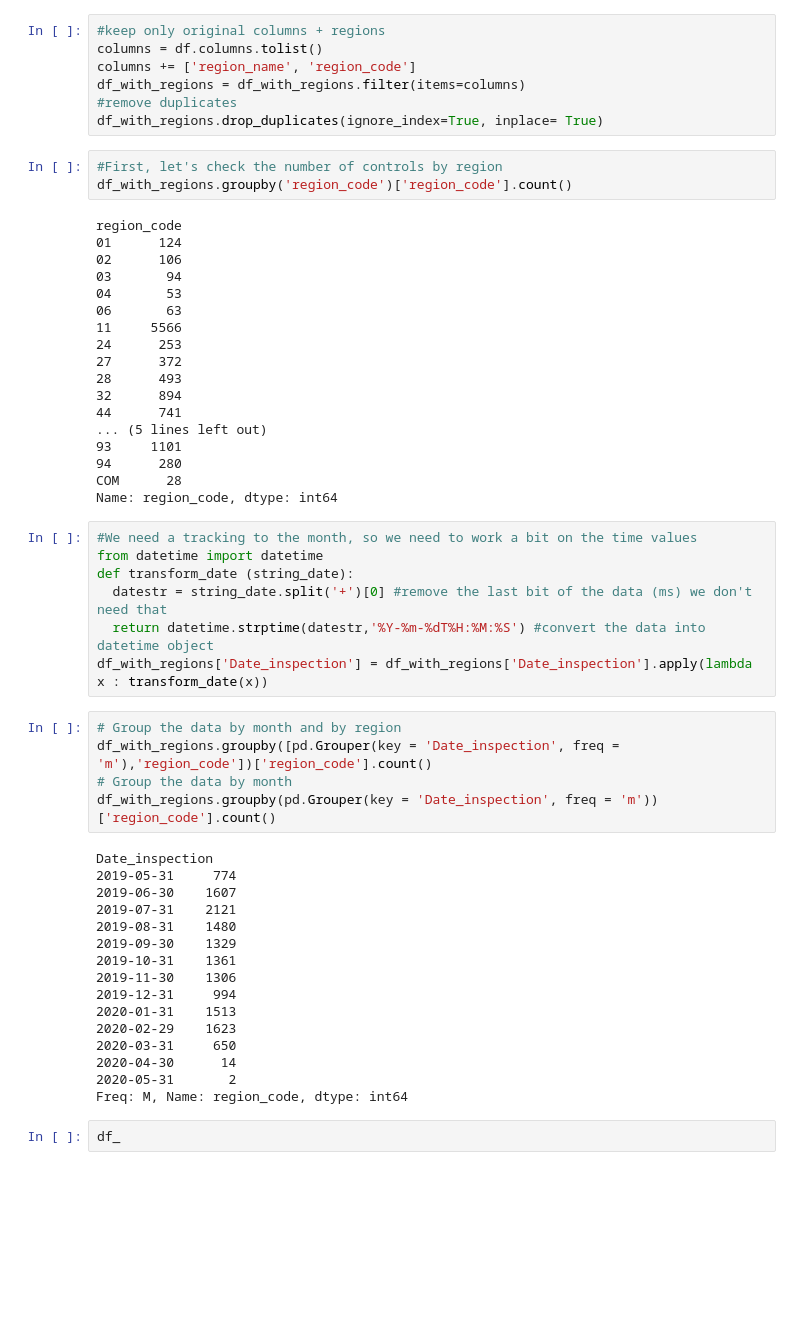
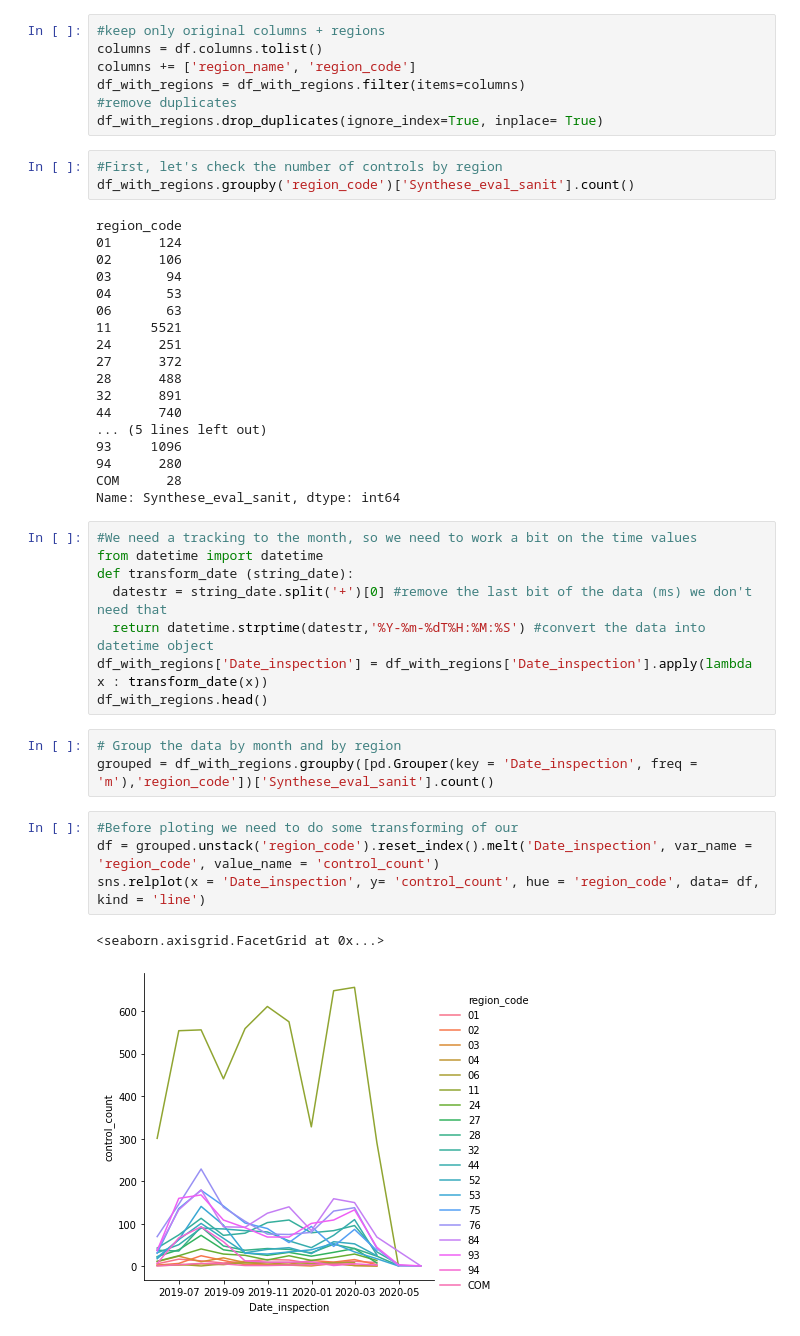
Before and after one commit to etalab-ia/ami-ia, a Jupyter notebook: ami_ia_dataviz_rr.ipynb, the cells around one changed output. Cells and saved outputs as stored; diff of their text form; blank space fills up the shorter version.

```diff
--- a/ami_ia_dataviz_rr.ipynb
+++ b/ami_ia_dataviz_rr.ipynb
@@ -176,7 +178,7 @@ df_with_regions = df_with_regions.filter(items=columns)
 df_with_regions.drop_duplicates(ignore_index=True, inplace= True)
 # %%
 #First, let's check the number of controls by region
-df_with_regions.groupby('region_code')['region_code'].count()
+df_with_regions.groupby('region_code')['Synthese_eval_sanit'].count()
 # %% [output]
 region_code
 01      124
@@ -184,17 +186,17 @@ region_code
 03       94
 04       53
 06       63
-11     5566
-24      253
+11     5521
+24      251
 27      372
-28      493
-32      894
-44      741
+28      488
+32      891
+44      740
 ... (5 lines left out)
-93     1101
+93     1096
 94      280
 COM      28
-Name: region_code, dtype: int64
+Name: Synthese_eval_sanit, dtype: int64
 # %%
 #We need a tracking to the month, so we need to work a bit on the time values
 from datetime import datetime
@@ -202,26 +204,14 @@ def transform_date (string_date):
   datestr = string_date.split('+')[0] #remove the last bit of the data (ms) we don't need that
   return datetime.strptime(datestr,'%Y-%m-%dT%H:%M:%S') #convert the data into datetime object
 df_with_regions['Date_inspection'] = df_with_regions['Date_inspection'].apply(lambda x : transform_date(x))
+df_with_regions.head()
 # %%
 # Group the data by month and by region
-df_with_regions.groupby([pd.Grouper(key = 'Date_inspection', freq = 'm'),'region_code'])['region_code'].count()
-# Group the data by month
-df_with_regions.groupby(pd.Grouper(key = 'Date_inspection', freq = 'm'))['region_code'].count()
+grouped = df_with_regions.groupby([pd.Grouper(key = 'Date_inspection', freq = 'm'),'region_code'])['Synthese_eval_sanit'].count()
-# %% [output]
-Date_inspection
-2019-05-31     774
-2019-06-30    1607
-2019-07-31    2121
-2019-08-31    1480
-2019-09-30    1329
-2019-10-31    1361
-2019-11-30    1306
-2019-12-31     994
-2020-01-31    1513
-2020-02-29    1623
-2020-03-31     650
-2020-04-30      14
-2020-05-31       2
-Freq: M, Name: region_code, dtype: int64
-# %%
-df_
+# %%
+#Before ploting we need to do some transforming of our
+df = grouped.unstack('region_code').reset_index().melt('Date_inspection', var_name = 'region_code', value_name = 'control_count')
+sns.relplot(x = 'Date_inspection', y= 'control_count', hue = 'region_code', data= df, kind = 'line')
+# %% [output]
+<seaborn.axisgrid.FacetGrid at 0x...>
+[figure, added]
```
Also changed, not shown: parts of 4 cells of this notebook.
